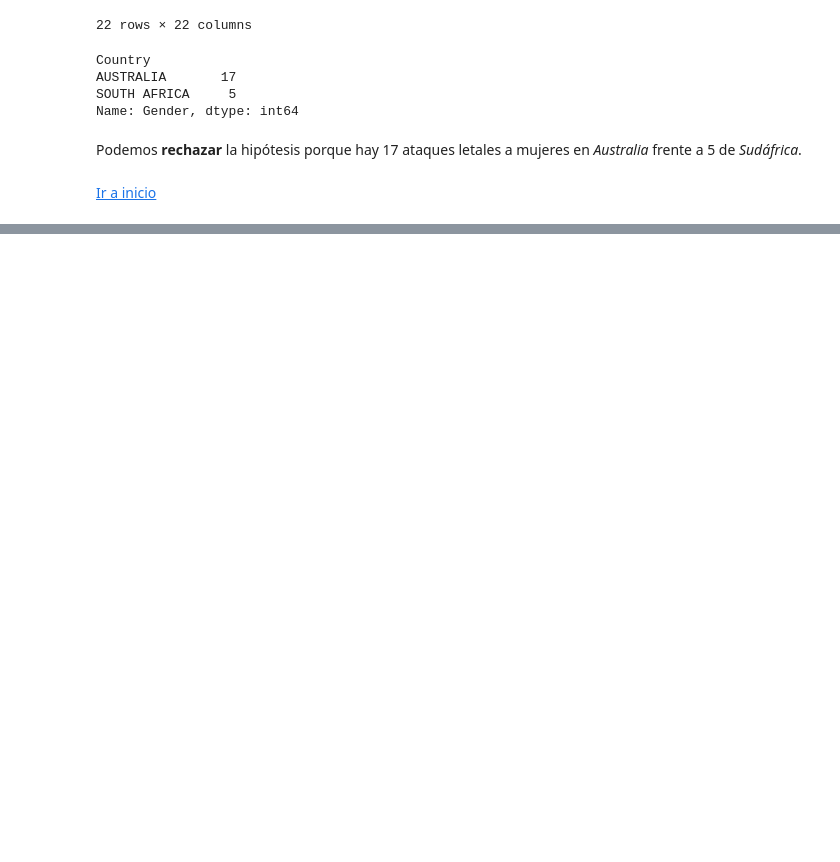
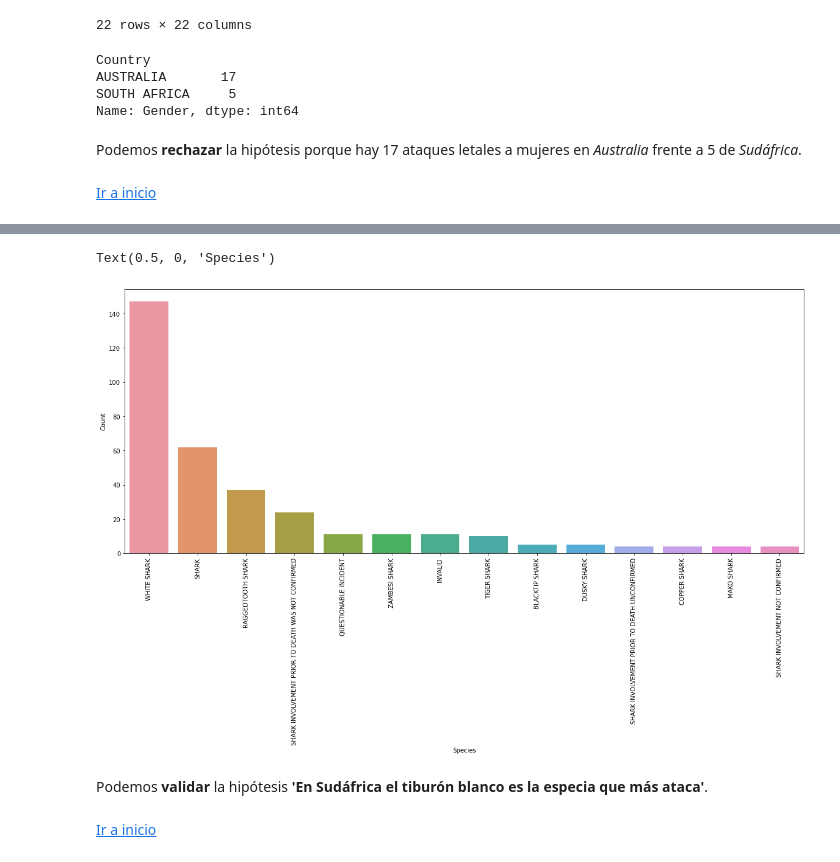
Before and after one commit to LuisARG/Sharks-mini-project, a Jupyter notebook: src/Sharks.ipynb, the cells around one changed output, grey strips where cells are left out. Saved outputs shown, nothing was run; the diff lists cells and outputs as text; code cells hidden in the pictures; blank space fills up the shorter version.

```diff
--- a/src/Sharks.ipynb
+++ b/src/Sharks.ipynb
@@ -1596,0 +1623,4 @@ Podemos **rechazar** la hipótesis porque hay 17 ataques letales a mujeres en *A
+# %%
+# Generar dataframe con observaciones de Sudáfrica
+sudafr_shark_attacks = shark_attacks_clean[(shark_attacks_clean['Country'] == 'SOUTH AFRICA') & sudafr_shark_attacks['Species'].notnull()]
+sudafr_shark_attacks
@@ -1596,0 +1641,28 @@ Podemos **rechazar** la hipótesis porque hay 17 ataques letales a mujeres en *A
+# %%
+sudafr_species = sudafr_shark_attacks['Species'].value_counts().to_frame()
+sudafr_species.reset_index(inplace=True)
+sudafr_species.rename(columns={'Species':'Count','index':'Species'},inplace=True)
+# %%
+def normalizar_specie(specie):
+    specie_norm = specie.upper()
+
+    aux = specie_norm.split(',')
+    if len(aux) == 2:
+        specie_norm = aux[0].strip()
+
+    aux = specie_norm.split(']')
+    if len(aux) == 2:
+        specie_norm = aux[1].strip()
+
+    aux = specie_norm.split(' M ')
+    if len(aux) == 2:
+        specie_norm = aux[1].strip()
+
+    return specie_norm
+
+sudafr_species['SpeciesNorm'] = sudafr_species['Species'].apply(normalizar_specie)
+sudafr_species2 = sudafr_species.groupby(['SpeciesNorm'])['Count'].sum().to_frame()
+sudafr_species2.reset_index(inplace=True)
+sudafr_species2.sort_values(by='Count', ascending=False, inplace=True)
+sudafr_species2 = sudafr_species2[(sudafr_species2['Count'] > 3) & (sudafr_species2['SpeciesNorm'] != '')]
+sudafr_species2
@@ -1596,0 +1685,14 @@ Podemos **rechazar** la hipótesis porque hay 17 ataques letales a mujeres en *A
+# %%
+fig_species_sudafr, ax_species_sudafr = plt.subplots(1,figsize=(20,8))
+sns.barplot(x = 'SpeciesNorm',
+            y = 'Count',
+            data = sudafr_species2,
+            ci = None,
+            ax = ax_species_sudafr)
+ax_species_sudafr.tick_params(axis='x', labelrotation = 90)
+ax_species_sudafr.set_xlabel(xlabel='Species')
+# %% [output]
+Text(0.5, 0, 'Species')
+[figure, added]
+# %% [markdown]
+Podemos **validar** la hipótesis **'En Sudáfrica el tiburón blanco es la especia que más ataca'**.
@@ -1596,0 +1702,2 @@ Podemos **rechazar** la hipótesis porque hay 17 ataques letales a mujeres en *A
+# %% [markdown]
+[Ir a inicio](#Global-Shark-Attacks)
```
Also changed, not shown: parts of 127 cells of this notebook, 3 other files.
